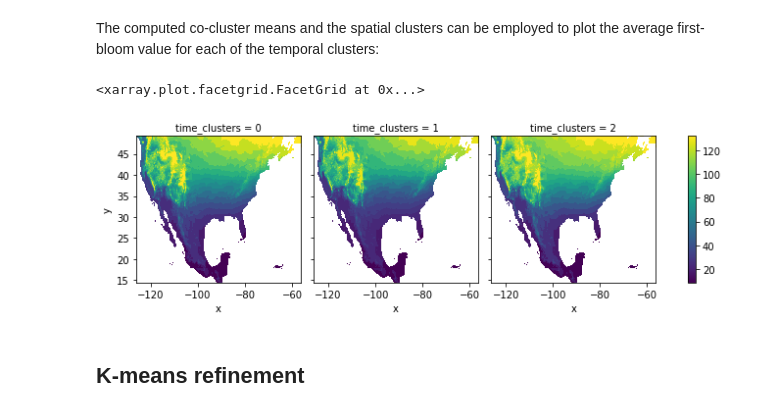
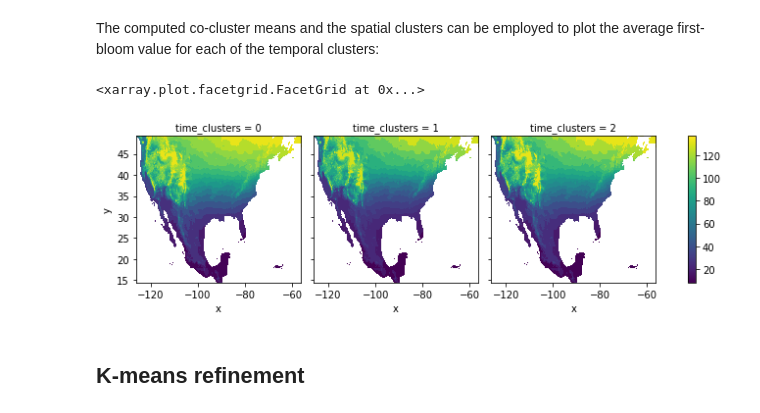
Before and after one commit to esciencecenter-digital-skills/tutorial-cgc, a Jupyter notebook: notebooks/coclustering.ipynb, the cells around one changed output. Cells and saved outputs as stored; diff of their text form; code cells hidden in the pictures.

```diff
--- a/notebooks/coclustering.ipynb
+++ b/notebooks/coclustering.ipynb
@@ -324,5 +322,5 @@ ax = spring_index_sorted.plot.imshow(
     xticks=[], yticks=[],  # drop tick labels
     robust=True  # set color bar range from 2nd to 98th percentile
 )
-cmap = ax.cmap  # will use the same color map in the next plots
+vmin, vmax = ax.get_clim()  # will use the range in the next plots
 # %% [output]
@@ -400,13 +398,13 @@ The computed co-cluster means and the spatial clusters can be employed to plot t
 # %%
 space_means = means.sel(space_clusters=space_clusters, drop=True)
 space_means = space_means.unstack('space')
 space_means.plot.imshow(
     x='x', y='y', col='time_clusters',
-    cmap=cmap  # use same colorbar
+    vmin=vmin, vmax=vmax  # use same range
 )
 # %% [output]
 <xarray.plot.facetgrid.FacetGrid at 0x...>
-[figure, old version]
+[figure, new version]
 # %% [markdown]
 ## K-means refinement
 # %% [markdown]
```
Also changed, not shown: parts of 18 cells of this notebook, 1 other file.
